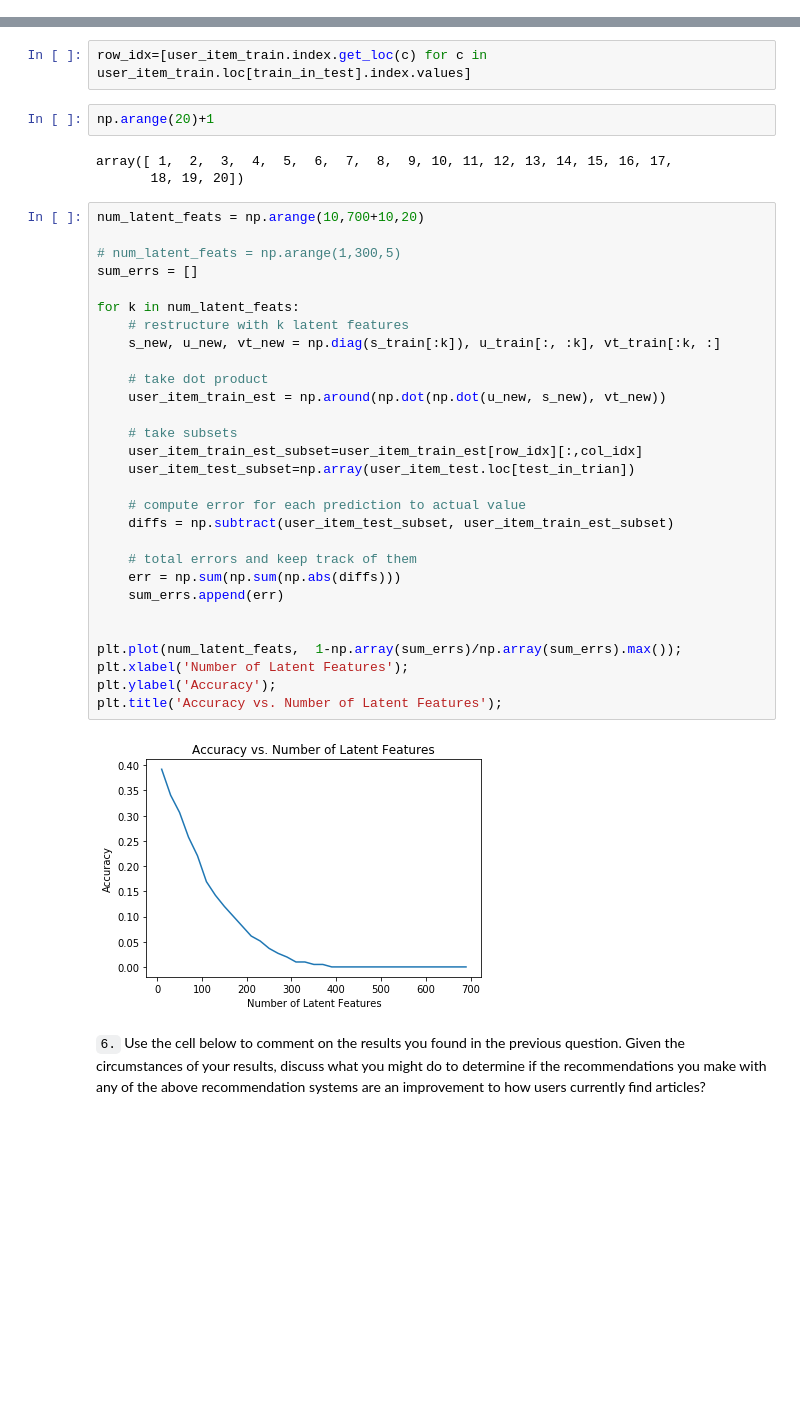
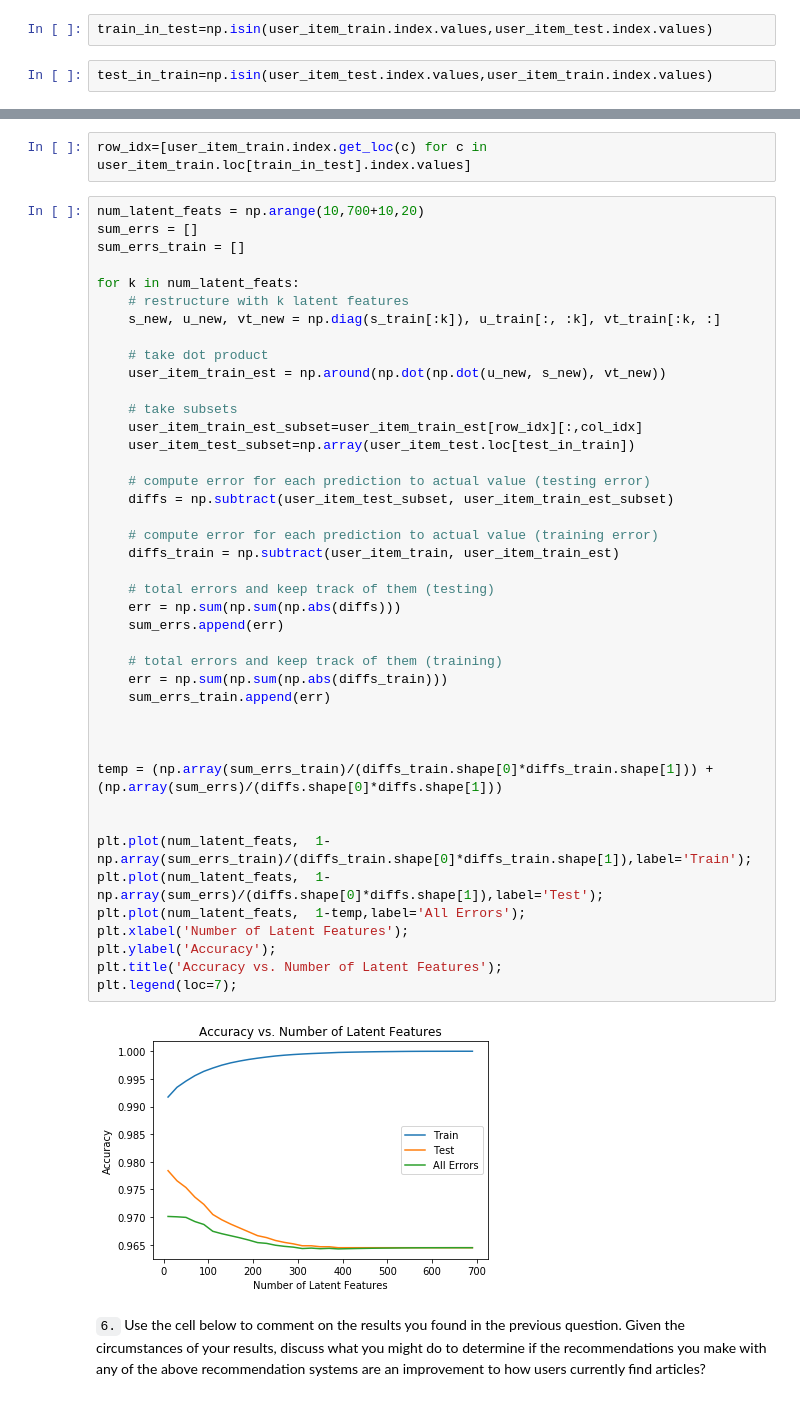
Before and after one commit to Ali-Alhamaly/recommendation-engine-IBM-Watson-community-, a Jupyter notebook: Recommendations_with_IBM.ipynb, the cells around one changed output, grey strips where cells are left out. Drawn from its saved outputs; the diff is of its cells as text; blank space fills up the shorter version.

```diff
--- a/Recommendations_with_IBM.ipynb
+++ b/Recommendations_with_IBM.ipynb
@@ -913,47 +903,59 @@ u_train, s_train, vt_train =np.linalg.svd(user_item_train) # fit svd similar to
 # %%
 # Use these cells to see how well you can use the training
 # decomposition to predict on test data
+# %%
+train_in_test=np.isin(user_item_train.index.values,user_item_test.index.values)
+# %%
+test_in_train=np.isin(user_item_test.index.values,user_item_train.index.values)
 # %%
 # col_idx=[df_train_subset.columns.get_loc(c) for c in df_train_subset.columns if c in df_train_subset]
 col_idx=[user_item_train.columns.get_loc(c) for c in user_item_test.columns.values if c in user_item_train]
 # %%
 row_idx=[user_item_train.index.get_loc(c) for c in user_item_train.loc[train_in_test].index.values]
-# %%
-np.arange(20)+1
-# %% [output]
-array([ 1,  2,  3,  4,  5,  6,  7,  8,  9, 10, 11, 12, 13, 14, 15, 16, 17,
-       18, 19, 20])
 # %%
 num_latent_feats = np.arange(10,700+10,20)
-
-# num_latent_feats = np.arange(1,300,5)
 sum_errs = []
+sum_errs_train = []
 
 for k in num_latent_feats:
     # restructure with k latent features
     s_new, u_new, vt_new = np.diag(s_train[:k]), u_train[:, :k], vt_train[:k, :]
 
     # take dot product
     user_item_train_est = np.around(np.dot(np.dot(u_new, s_new), vt_new))
 
     # take subsets
     user_item_train_est_subset=user_item_train_est[row_idx][:,col_idx]
-    user_item_test_subset=np.array(user_item_test.loc[test_in_trian])
+    user_item_test_subset=np.array(user_item_test.loc[test_in_train])
 
-    # compute error for each prediction to actual value
+    # compute error for each prediction to actual value (testing error)
     diffs = np.subtract(user_item_test_subset, user_item_train_est_subset)
 
-    # total errors and keep track of them
+    # compute error for each prediction to actual value (training error)
+    diffs_train = np.subtract(user_item_train, user_item_train_est)
+
+    # total errors and keep track of them (testing)
     err = np.sum(np.sum(np.abs(diffs)))
     sum_errs.append(err)
 
+    # total errors and keep track of them (training)
+    err = np.sum(np.sum(np.abs(diffs_train)))
+    sum_errs_train.append(err)
 
-plt.plot(num_latent_feats,  1-np.array(sum_errs)/np.array(sum_errs).max());
+
+
+temp = (np.array(sum_errs_train)/(diffs_train.shape[0]*diffs_train.shape[1])) + (np.array(sum_errs)/(diffs.shape[0]*diffs.shape[1]))
+
+
+plt.plot(num_latent_feats,  1-np.array(sum_errs_train)/(diffs_train.shape[0]*diffs_train.shape[1]),label='Train');
+plt.plot(num_latent_feats,  1-np.array(sum_errs)/(diffs.shape[0]*diffs.shape[1]),label='Test');
+plt.plot(num_latent_feats,  1-temp,label='All Errors');
 plt.xlabel('Number of Latent Features');
 plt.ylabel('Accuracy');
 plt.title('Accuracy vs. Number of Latent Features');
+plt.legend(loc=7);
 # %% [output]
-[figure, old version]
+[figure, new version]
 # %% [markdown]
 `6.` Use the cell below to comment on the results you found in the previous question. Given the circumstances of your results, discuss what you might do to determine if the recommendations you make with any of the above recommendation systems are an improvement to how users currently find articles?
 # %% [markdown]
```
Also changed, not shown: parts of 8 cells of this notebook, 1 other file.
